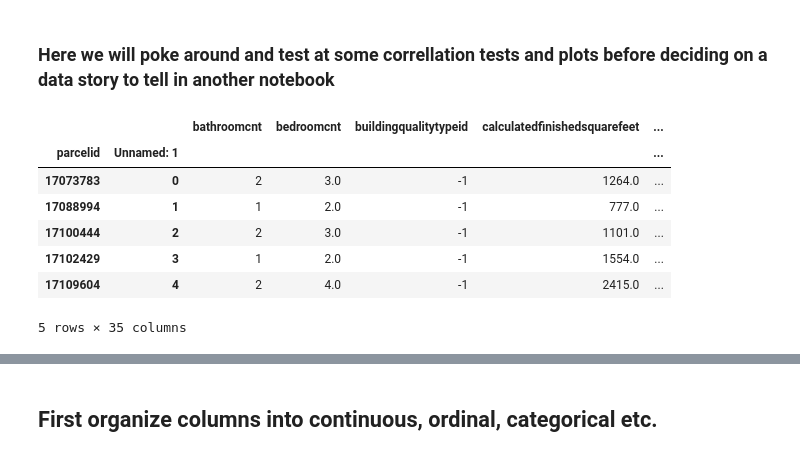
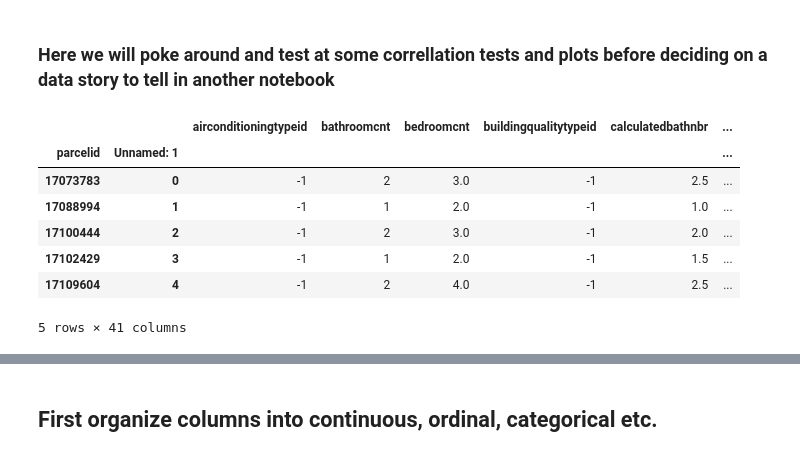
Before and after one commit to Eric-Ens/Capstone_project_1, a Jupyter notebook: Data_exploration.ipynb, the cells around one changed output, grey strips where cells are left out. Saved outputs shown, nothing was run; the diff lists cells and outputs as text; code cells hidden in the pictures.

```diff
--- a/Data_exploration.ipynb
+++ b/Data_exploration.ipynb
@@ -18,23 +18,23 @@ import matplotlib.pyplot as plt
 # %%
 Housing_data = pd.read_csv('cleaned_1.csv')
 Housing_data = Housing_data.set_index(['parcelid','Unnamed: 1'])
 del Housing_data['garagetotalsqft']
-del Housing_data['regionidcounty']
-del Housing_data['airconditioningtypeid']
-del Housing_data['heatingorsystemtypeid']
-del Housing_data['calculatedbathnbr']
-del Housing_data['landtaxvaluedollarcnt']
-del Housing_data['structuretaxvaluedollarcnt']
+#del Housing_data['regionidcounty']
+#del Housing_data['airconditioningtypeid']
+#del Housing_data['heatingorsystemtypeid']
+#del Housing_data['calculatedbathnbr']
+#del Housing_data['landtaxvaluedollarcnt']
+#del Housing_data['structuretaxvaluedollarcnt']
 Housing_data.head()
 # %% [output]
-|  |  | bathroomcnt | bedroomcnt | buildingqualitytypeid | calculatedfinishedsquarefeet | ... |
-| parcelid | Unnamed: 1 |  |  |  |  | ... |
-| 17073783 | 0 | 2 | 3.0 | -1 | 1264.0 | ... |
-| 17088994 | 1 | 1 | 2.0 | -1 | 777.0 | ... |
-| 17100444 | 2 | 2 | 3.0 | -1 | 1101.0 | ... |
-| 17102429 | 3 | 1 | 2.0 | -1 | 1554.0 | ... |
-| 17109604 | 4 | 2 | 4.0 | -1 | 2415.0 | ... |
+|  |  | airconditioningtypeid | bathroomcnt | bedroomcnt | buildingqualitytypeid | calculatedbathnbr | ... |
+| parcelid | Unnamed: 1 |  |  |  |  |  | ... |
+| 17073783 | 0 | -1 | 2 | 3.0 | -1 | 2.5 | ... |
+| 17088994 | 1 | -1 | 1 | 2.0 | -1 | 1.0 | ... |
+| 17100444 | 2 | -1 | 2 | 3.0 | -1 | 2.0 | ... |
+| 17102429 | 3 | -1 | 1 | 2.0 | -1 | 1.5 | ... |
+| 17109604 | 4 | -1 | 2 | 4.0 | -1 | 2.5 | ... |
-5 rows × 35 columns
+5 rows × 41 columns
 # %%
 Housing_data.describe()
 # %% [output]
```
Also changed, not shown: parts of 16 cells of this notebook.
